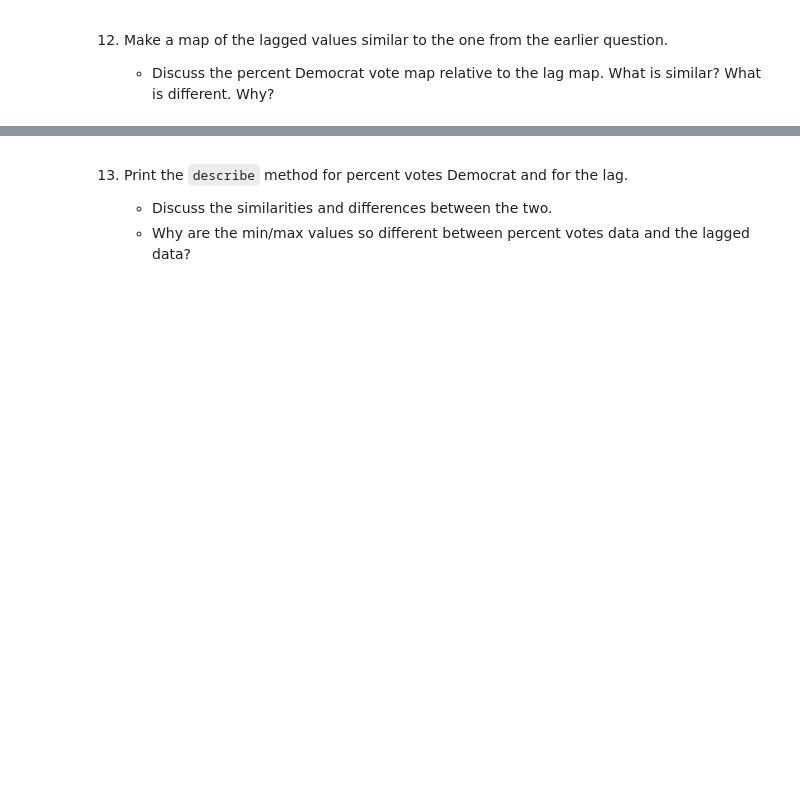
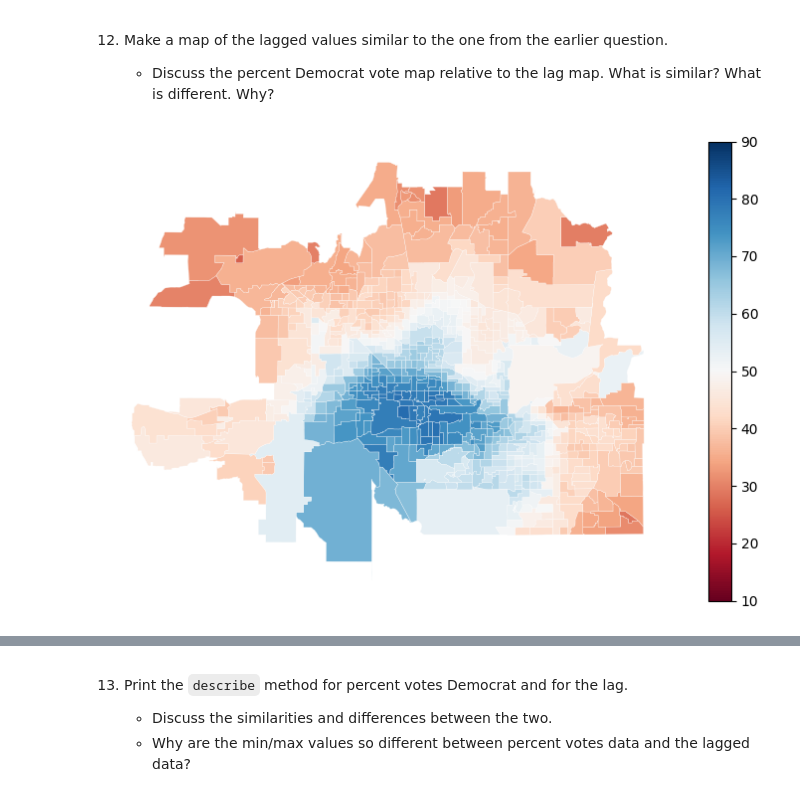
Before and after one commit to arrivingskills/da, a Jupyter notebook: exercises/exercise07.ipynb, the cells around one changed output, grey strips where cells are left out. Saved outputs shown, nothing was run; the diff lists cells and outputs as text; code cells hidden in the pictures; blank space fills up the shorter version.

```diff
--- a/exercises/exercise07.ipynb
+++ b/exercises/exercise07.ipynb
@@ -104,3 +161,6 @@ NameError: name 'gpd' is not defined
     - Add a column to `metro_phx` with the percent of the vote that went to the Democrat (Note: Multiply by 100 so the data looks like 24.3 not 0.243.)
     - Print out the first five rows of the GeoDataFrame after adding the column
     - Based on a visual inspection of the first five rows, which precinct had the highest percent and what was it?
+# %%
+metro_phx['pct_dem'] = (metro_phx['votes_dem'] / metro_phx['votes_total']) * 100
+metro_phx.head()
@@ -121,3 +202,18 @@ ax.set_axis_off();
     - Use that weights matrix to add a column to the `metro_phx` GeoDataFrame that contains the spatial lag for percent votes for the Democrat
     - Print the first few rows of `metro_phx` showing __just__ percent vote for Democrat and the lag
     - Pick two rows from the output and interpret the percent vote and the spatial lag. If the values are similar, what does this mean; what if they are dissimilar? How does this relate to spatial autocorrelation?
+# %%
+from libpysal.weights import Queen
+from libpysal.weights import lag_spatial
+
+# Create queen spatial weights matrix
+w = Queen.from_dataframe(metro_phx)
+
+# Row standardize
+w.transform = 'R'
+
+# Compute spatial lag
+metro_phx['pct_dem_lag'] = lag_spatial(w, metro_phx['pct_dem'])
+
+# Show just percent dem and lag
+metro_phx[['pct_dem', 'pct_dem_lag']].head(10)
@@ -125,3 +241,10 @@ ax.set_axis_off();
 12. Make a map of the lagged values similar to the one from the earlier question.
 
     - Discuss the percent Democrat vote map relative to the lag map. What is similar? What is different. Why?
+# %%
+ax = metro_phx.plot(column='pct_dem_lag', cmap='RdBu', legend=True,
+                    vmin=10, vmax=90, figsize=(10,6),
+                    edgecolor="white", linewidth=0.2)
+ax.set_axis_off();
+# %% [output]
+[figure, added]
```
Also changed, not shown: parts of 32 cells of this notebook, 7 other files.
